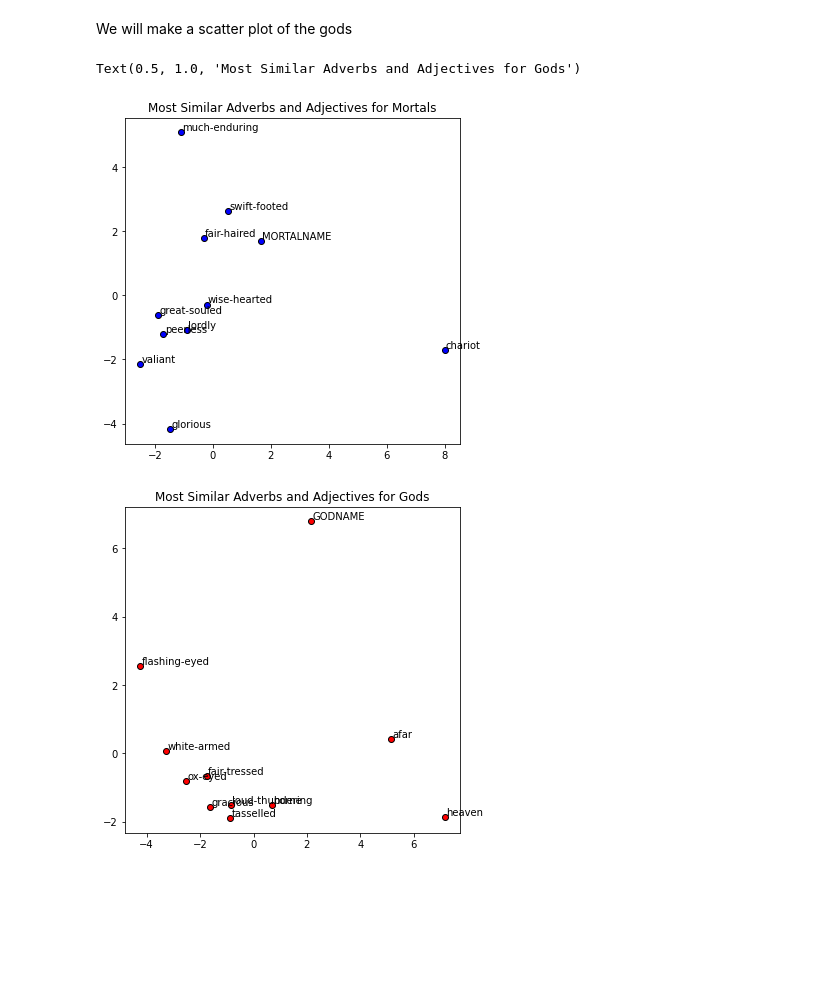
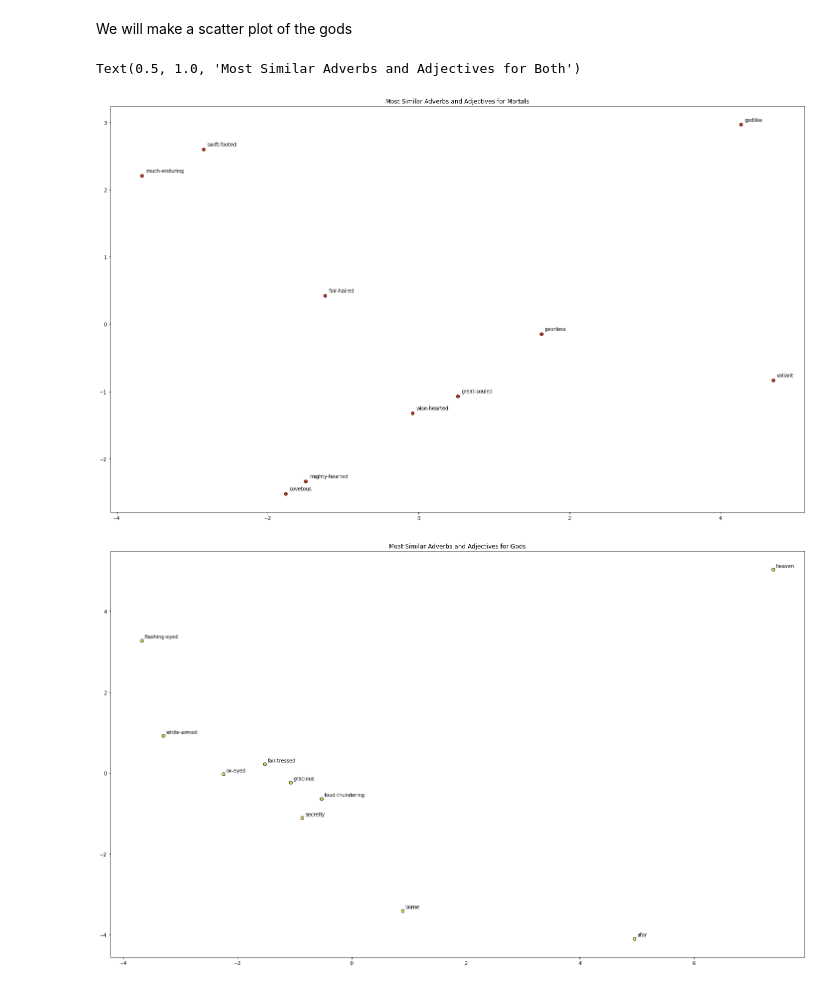
Before and after one commit to RianneAr/Text_Mining_Project, a Jupyter notebook: Greek Mythology Project Code File.ipynb, the cells around one changed output. Drawn from its saved outputs; the diff is of its cells as text; code cells hidden in the pictures; blank space fills up the shorter version.

```diff
--- a/Greek Mythology Project Code File.ipynb
+++ b/Greek Mythology Project Code File.ipynb
@@ -673,32 +673,35 @@ We will make a scatter plot of the gods
 # %%
 from sklearn.decomposition import PCA
 # %%
-#MORTAL
 def display_pca_scatterplot(model, color, words=None, sample=0):
     if words == None:
         if sample > 0:
             words = np.random.choice(list(model.vocab.keys()), sample)
         else:
             words = [ word for word in model.vocab ]
 
     word_vectors = np.array([model[w] for w in words])
 
     # do PCA on the selected embeddings
     twodim = PCA().fit_transform(word_vectors)[:,:2]
 
-    plt.figure(figsize=(6,6))
+    plt.figure(figsize=(25,15))
     plt.scatter(twodim[:,0], twodim[:,1], edgecolors='k', c=color)
     for word, (x,y) in zip(words, twodim):
         plt.text(x+0.05, y+0.05, word)
 
-display_pca_scatterplot(model.wv, 'blue',
-                        ['MORTALNAME']+[x[0] for x in similarm[:10]])
+display_pca_scatterplot(model.wv, '#EF2C0C',
+                        [x[0] for x in similarm[:10]])
 plt.title("Most Similar Adverbs and Adjectives for Mortals")
 
-display_pca_scatterplot(model.wv, 'red',
-                        ['GODNAME']+[x[0] for x in similarg[:10]])
+display_pca_scatterplot(model.wv, '#FFEC59',
+                        [x[0] for x in similarg[:10]])
 plt.title("Most Similar Adverbs and Adjectives for Gods")
+
+display_pca_scatterplot(model.wv, '#FFA23A',
+                        similarGM[:10])
+plt.title("Most Similar Adverbs and Adjectives for Both")
 # %% [output]
-Text(0.5, 1.0, 'Most Similar Adverbs and Adjectives for Gods')
+Text(0.5, 1.0, 'Most Similar Adverbs and Adjectives for Both')
-[figure, old version]
+[figure, new version]
-[figure, old version]
+[figure, new version]
```
Also changed, not shown: parts of 8 cells of this notebook.
